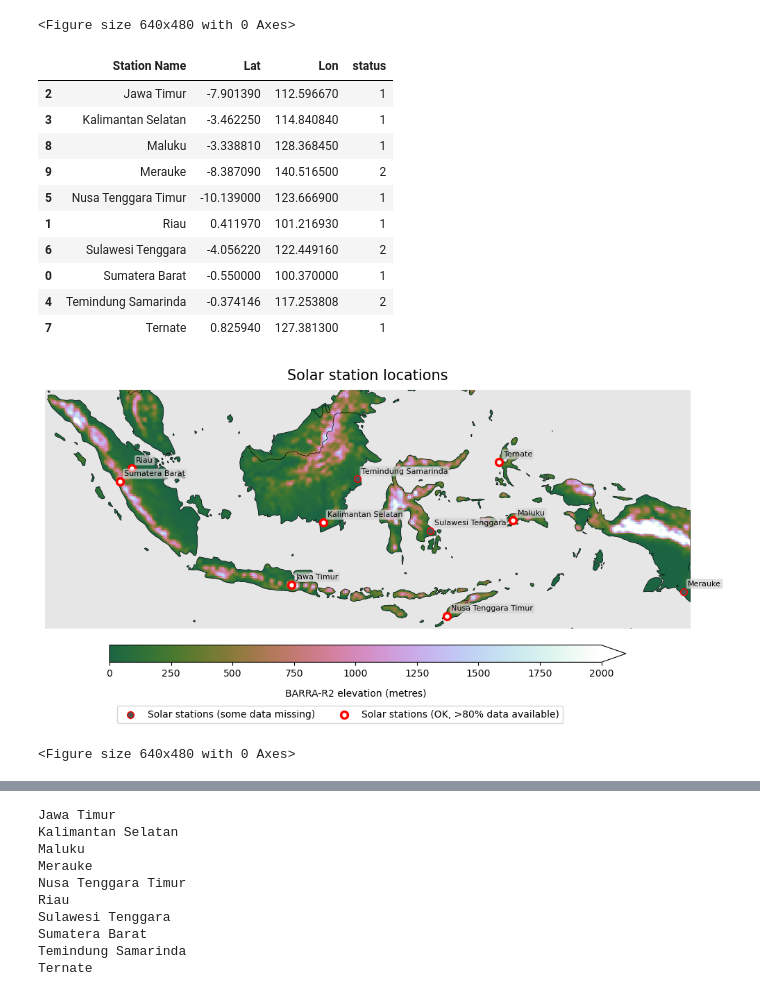
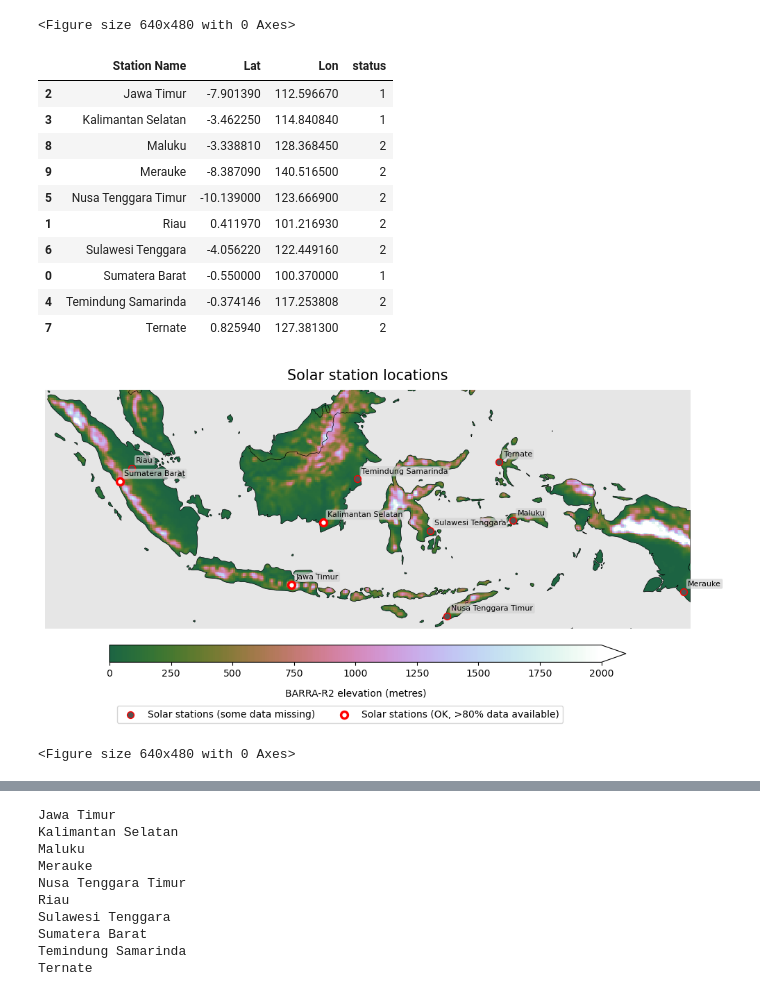
Before and after one commit to jb6465/wetsa-wp3, a Jupyter notebook: insitu_comparisons/solar.ipynb, the cells around one changed output, grey strips where cells are left out. Saved outputs shown, nothing was run; the diff lists cells and outputs as text; code cells hidden in the pictures.

```diff
--- a/insitu_comparisons/solar.ipynb
+++ b/insitu_comparisons/solar.ipynb
@@ -96,20 +96,20 @@ plt.clf()
 <Figure size 640x480 with 0 Axes>
 # %%
 solar_station_latlon_df.sort_values(by='Station Name', inplace=True)
-solar_station_latlon_df['status'] = [1, 1, 1, 2, 1, 1, 2, 1, 2, 1]
+solar_station_latlon_df['status'] = [1, 1, 2, 2, 2, 2, 2, 1, 2, 2]
 solar_station_latlon_df
 # %% [output]
 |  | Station Name | Lat | Lon | status |
 | 2 | Jawa Timur | -7.901390 | 112.596670 | 1 |
 | 3 | Kalimantan Selatan | -3.462250 | 114.840840 | 1 |
-| 8 | Maluku | -3.338810 | 128.368450 | 1 |
+| 8 | Maluku | -3.338810 | 128.368450 | 2 |
 | 9 | Merauke | -8.387090 | 140.516500 | 2 |
-| 5 | Nusa Tenggara Timur | -10.139000 | 123.666900 | 1 |
-| 1 | Riau | 0.411970 | 101.216930 | 1 |
+| 5 | Nusa Tenggara Timur | -10.139000 | 123.666900 | 2 |
+| 1 | Riau | 0.411970 | 101.216930 | 2 |
 | 6 | Sulawesi Tenggara | -4.056220 | 122.449160 | 2 |
 | 0 | Sumatera Barat | -0.550000 | 100.370000 | 1 |
 | 4 | Temindung Samarinda | -0.374146 | 117.253808 | 2 |
-| 7 | Ternate | 0.825940 | 127.381300 | 1 |
+| 7 | Ternate | 0.825940 | 127.381300 | 2 |
 # %%
 from matplotlib.lines import Line2D
 import matplotlib.colors as mcolors
@@ -137,7 +137,7 @@ ax.legend(ncol=2, bbox_to_anchor=(0.81, -0.3))
 plt.show()
 plt.clf()
 # %% [output]
-[figure, old version]
+[figure, new version]
 <Figure size 640x480 with 0 Axes>
 # %%
 solar_station_df = pd.concat([pd.read_csv(f, parse_dates=['Date']).assign(station_id=os.path.basename(f).split('_')[1]) for f in glob.glob('/g/data/qz03/wp3/data/bmkg/obs/solar/*daily.csv')], ignore_index=True)
```
Also changed, not shown: parts of 4 cells of this notebook, 2 other files.
